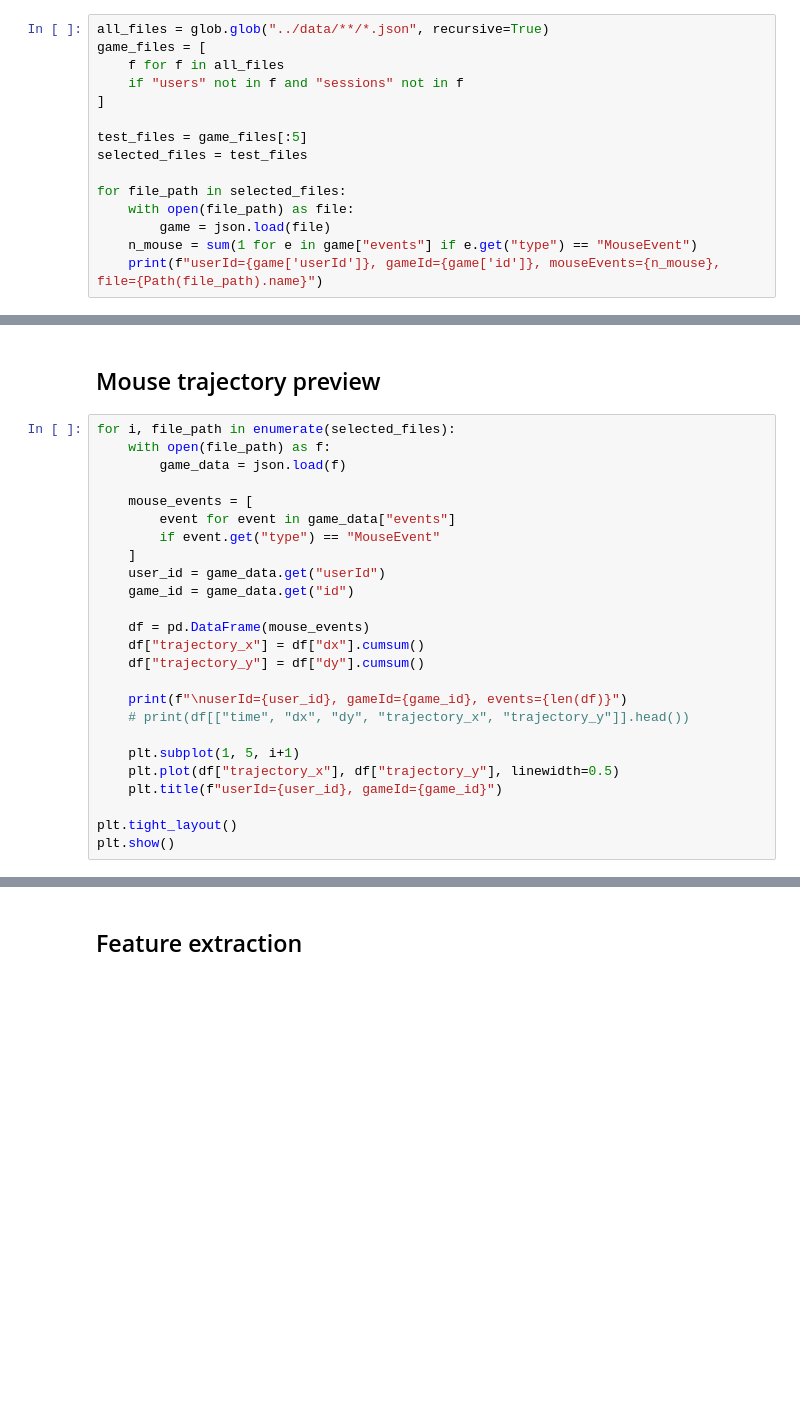
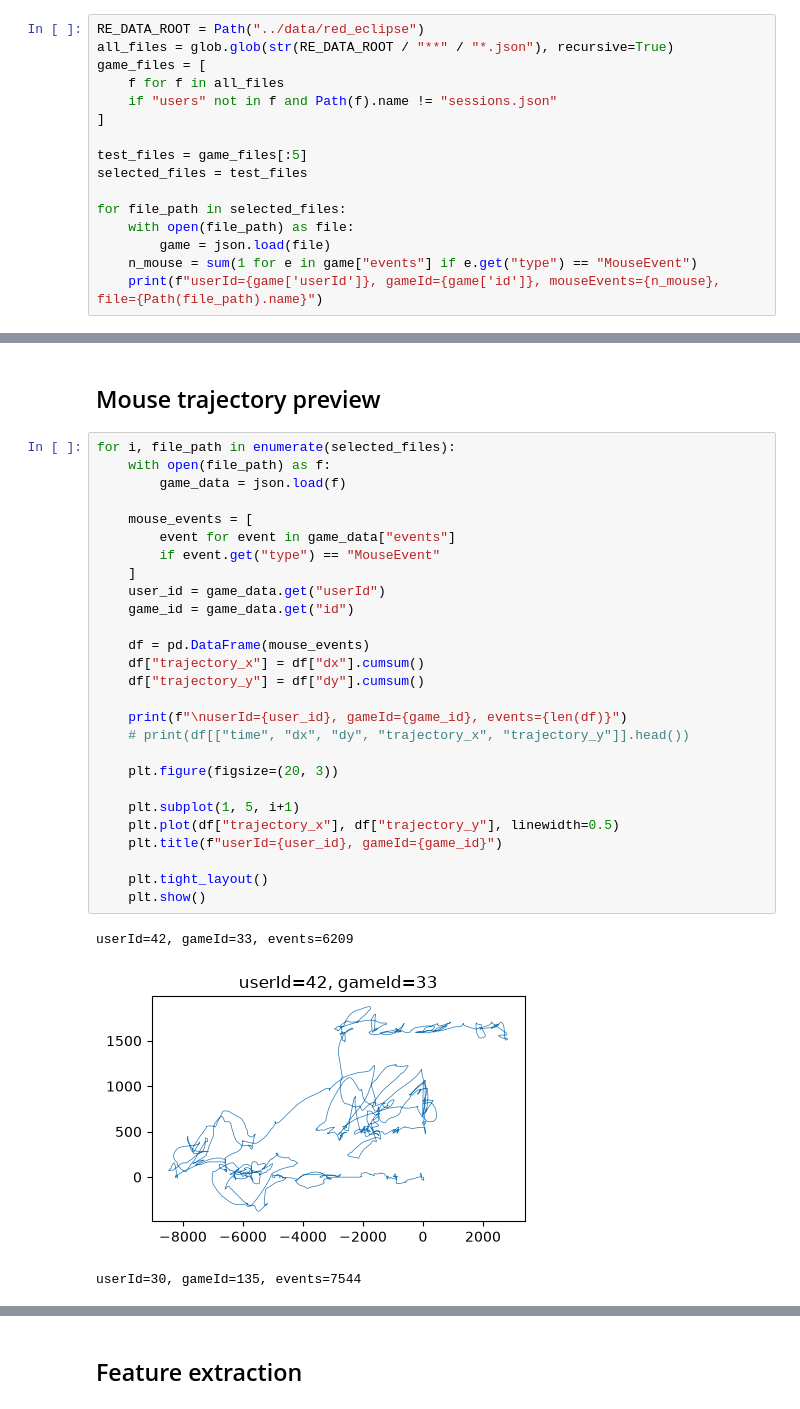
Before and after one commit to yuchragin715/cross-game-bot-detection, a Jupyter notebook: notebooks/main.ipynb, the cells around one changed output, grey strips where cells are left out. Drawn from its saved outputs; the diff is of its cells as text; blank space fills up the shorter version.

```diff
--- a/notebooks/main.ipynb
+++ b/notebooks/main.ipynb
@@ -13,10 +13,11 @@ from sklearn.metrics import accuracy_score, classification_report
 # %% [markdown]
 ## Load data files
 # %%
-all_files = glob.glob("../data/**/*.json", recursive=True)
+RE_DATA_ROOT = Path("../data/red_eclipse")
+all_files = glob.glob(str(RE_DATA_ROOT / "**" / "*.json"), recursive=True)
 game_files = [
     f for f in all_files
-    if "users" not in f and "sessions" not in f
+    if "users" not in f and Path(f).name != "sessions.json"
 ]
 
 test_files = game_files[:5]
@@ -32,25 +39,31 @@ for file_path in selected_files:
 # %%
 for i, file_path in enumerate(selected_files):
     with open(file_path) as f:
         game_data = json.load(f)
 
     mouse_events = [
         event for event in game_data["events"]
         if event.get("type") == "MouseEvent"
     ]
     user_id = game_data.get("userId")
     game_id = game_data.get("id")
 
     df = pd.DataFrame(mouse_events)
     df["trajectory_x"] = df["dx"].cumsum()
     df["trajectory_y"] = df["dy"].cumsum()
 
     print(f"\nuserId={user_id}, gameId={game_id}, events={len(df)}")
     # print(df[["time", "dx", "dy", "trajectory_x", "trajectory_y"]].head())
 
+    plt.figure(figsize=(20, 3))
+
     plt.subplot(1, 5, i+1)
     plt.plot(df["trajectory_x"], df["trajectory_y"], linewidth=0.5)
     plt.title(f"userId={user_id}, gameId={game_id}")
 
-plt.tight_layout()
-plt.show()
+    plt.tight_layout()
+    plt.show()
+# %% [output]
+userId=42, gameId=33, events=6209
+[figure, added]
+userId=30, gameId=135, events=7544
```
Also changed, not shown: parts of 16 cells of this notebook.
